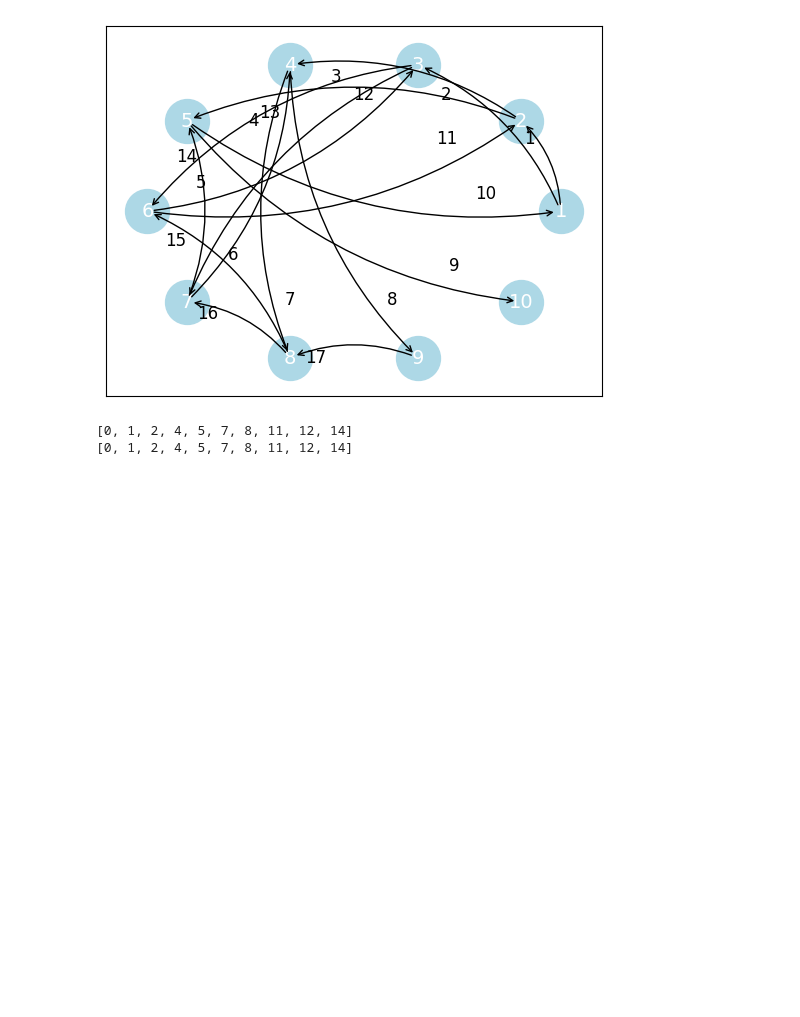
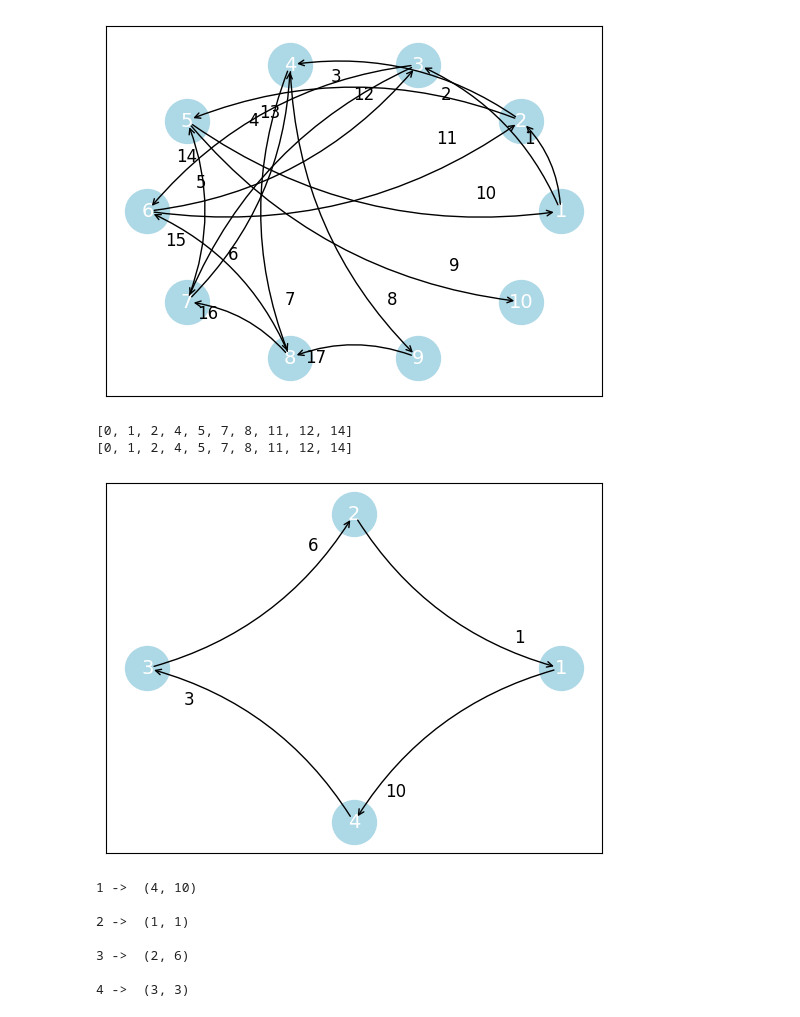
Before and after one commit to iujinwee/AlgoLads, a Jupyter notebook: SC2001_Project2/Advait/final.ipynb, the cells around one changed output. Drawn from its saved outputs; the diff is of its cells as text; code cells hidden in the pictures; blank space fills up the shorter version.

```diff
--- a/SC2001_Project2/Advait/final.ipynb
+++ b/SC2001_Project2/Advait/final.ipynb
@@ -363,3 +365,16 @@ print(db)
 # %% [output]
 [0, 1, 2, 4, 5, 7, 8, 11, 12, 14]
 [0, 1, 2, 4, 5, 7, 8, 11, 12, 14]
+# %%
+g = generate_random_graph(4)
+g[0].plot_graph()
+g[0].print_list()
+# %% [output]
+[figure, added]
+1 ->  (4, 10)
+
+2 ->  (1, 1)
+
+3 ->  (2, 6)
+
+4 ->  (3, 3)
```
Also changed, not shown: parts of 6 cells of this notebook, 2 other files.
